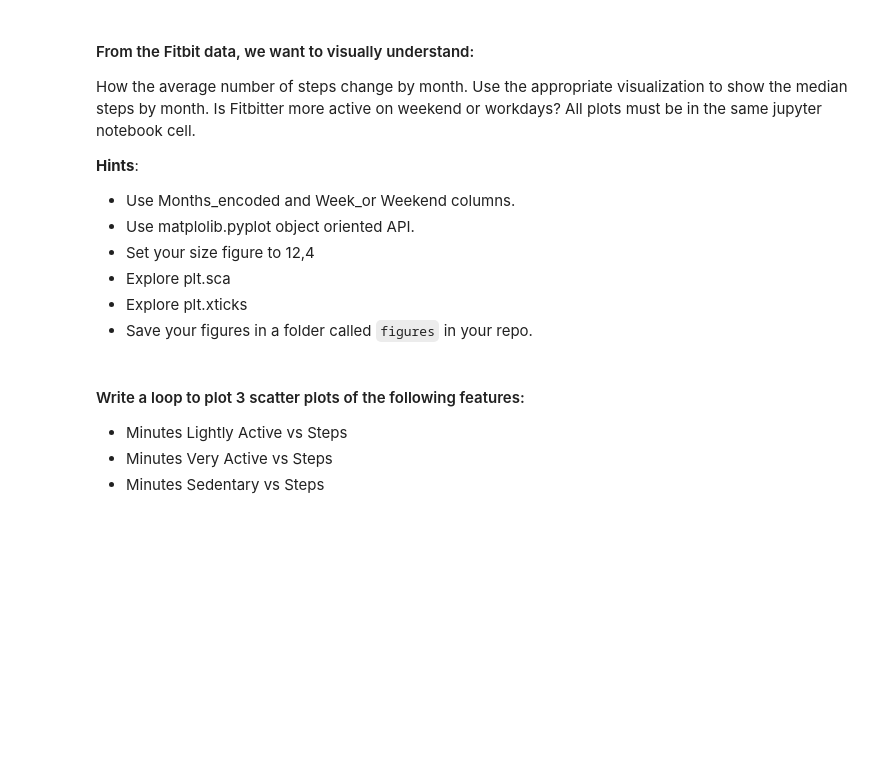
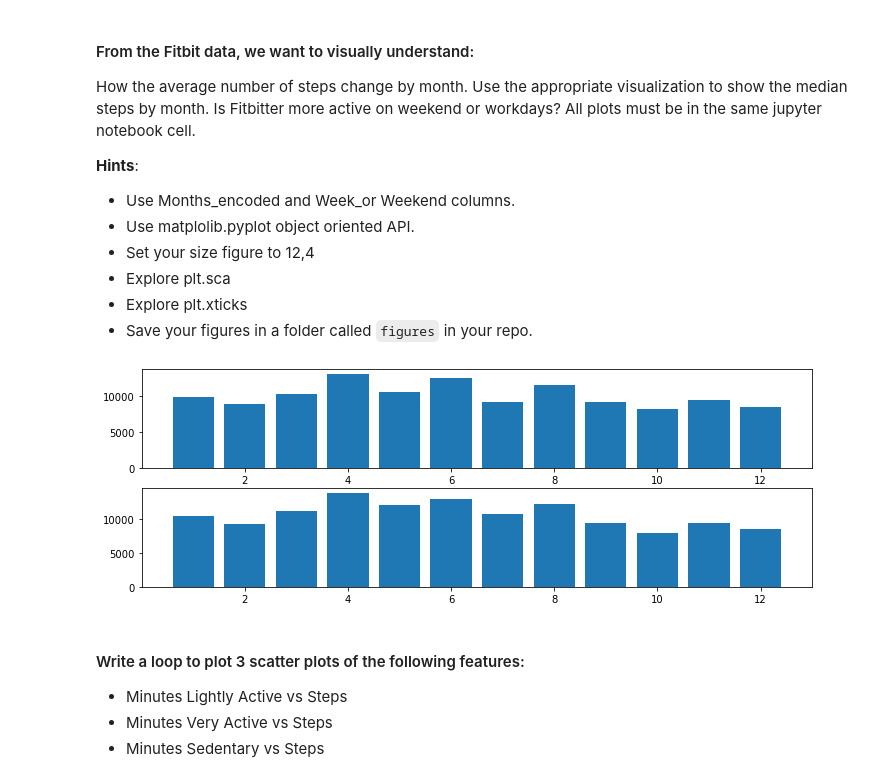
Before and after one commit to Irene9R/dataptmad1121_labs, a Jupyter notebook: module-2/matplotlib-seaborn/your-code/main.ipynb, the cells around one changed output. Cells and saved outputs as stored; diff of their text form; code cells hidden in the pictures; blank space fills up the shorter version.

```diff
--- a/module-2/matplotlib-seaborn/your-code/main.ipynb
+++ b/module-2/matplotlib-seaborn/your-code/main.ipynb
@@ -98,3 +100,5 @@ axs[0].set_ylabel('y')
 * table: `fitbit2`
 # %%
 # your code here
+fitbit = pd.read_csv("../data/fitbit2.csv")
+fitbit
@@ -115,8 +133,17 @@ How the average number of steps change by month. Use the appropriate visualizati
 # MEDIAN STEPS BY MONTH_ENCODED
 # your code here
 
-# MEDIAN STEPS BY WORK_OR_WEEKEND
-# your code here
+month_encoded = fitbit.groupby('Months_encoded')
+mean = month_encoded.mean().reset_index()
+median = month_encoded.median().reset_index()
+# %%
+# MEDIAN STEPS BY WORK_OR_WEEKEND
+# your code here
+fig, axs = plt.subplots(ncols=1, nrows=2, figsize=(12,4))
+axs[0].bar(mean['Months_encoded'],mean['Steps']);
+axs[1].bar(median['Months_encoded'],median['Steps']);
+# %% [output]
+[figure, added]
 # %% [markdown]
 #### Write a loop to plot 3 scatter plots of the following features:
 
```
Also changed, not shown: parts of 3 cells of this notebook.
